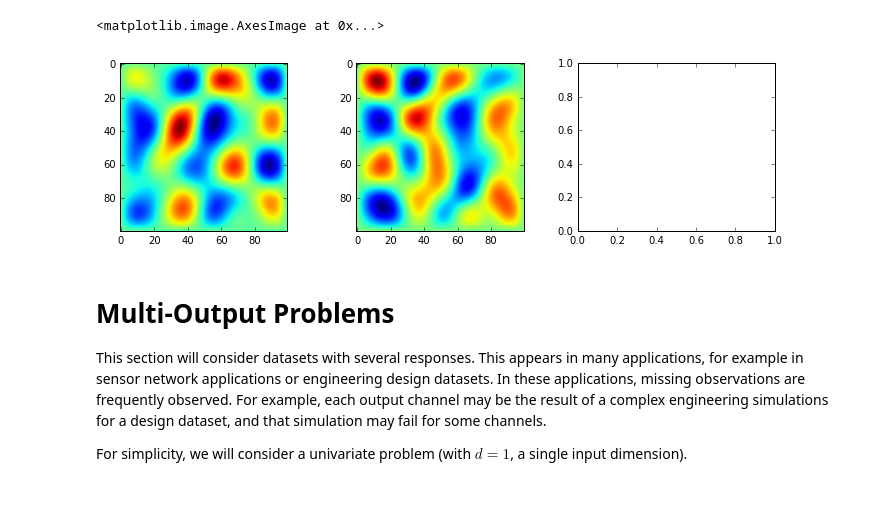
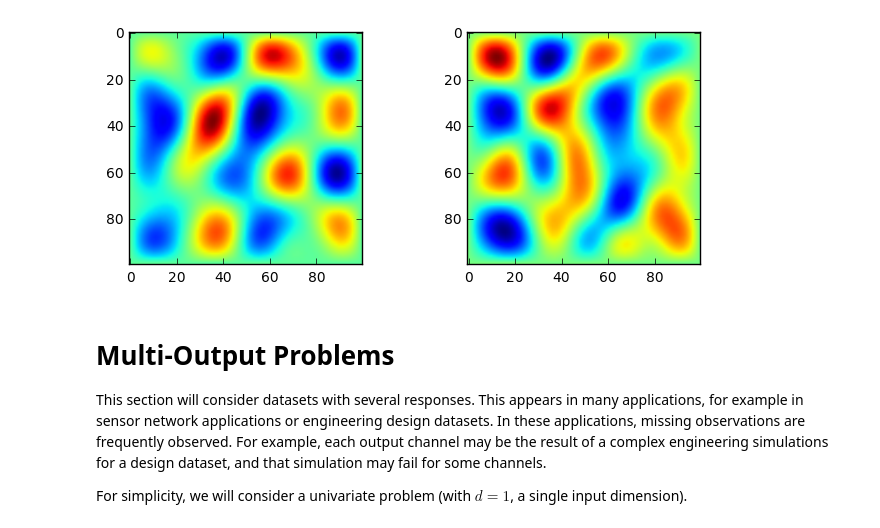
Before and after one commit to treforevans/gp_grid, a Jupyter notebook: tutorials/gappy_grid_tutorial.ipynb, the cells around one changed output. Drawn from its saved outputs; the diff is of its cells as text; code cells hidden in the pictures; blank space fills up the shorter version.

```diff
--- a/tutorials/gappy_grid_tutorial.ipynb
+++ b/tutorials/gappy_grid_tutorial.ipynb
@@ -10,27 +13,23 @@ from pdb import set_trace
 # %%
 np.random.seed(0)
 n = (100, 100, 2) # grid dimensions
 n_p, n_q = 8, 8 # number of vertical/horizontal waves
 # get random coefficients (corresponding to random initial conditions)
 F = np.random.normal(size=(n_p,1))
 H = np.random.normal(size=(n_q,1))
 C = np.random.normal(size=(n_p,n_q))
 D = np.random.normal(size=(n_p,n_q))
 # get the grid
 xg=[np.linspace(0,1,num=ni).reshape(-1,1) for ni in n[:2]] + [np.linspace(0,1,num=n[2]).reshape(-1,1),]
 x = grid2mat(*xg) # convert from grid to actual points
 # get the membrane displacement
 z = elastic_membrane(x=x[:,(0,)], y=x[:,(1,)], t=x[:,(2,)],
                      F=F, H=H, C=C, D=D, lx=1, ly=1, v=1).reshape(n)
-fig, ax = plt.subplots(ncols=3, figsize=(12,3))
-ax[0].imshow(z[:,:,0])
-ax[1].imshow(z[:,:,-1])
-
-
-# do several screenshots of the elastic membrane
+fig, ax = plt.subplots(ncols=2, figsize=(8,3))
+ax[0].imshow(z[:,:,0]);
+ax[1].imshow(z[:,:,-1]);
 # %% [output]
-<matplotlib.image.AxesImage at 0x...>
-[figure, old version]
+[figure, new version]
 # %% [markdown]
 # Multi-Output Problems
 This section will consider datasets with several responses.
```
Also changed, not shown: parts of 3 cells of this notebook, 8 other files.
